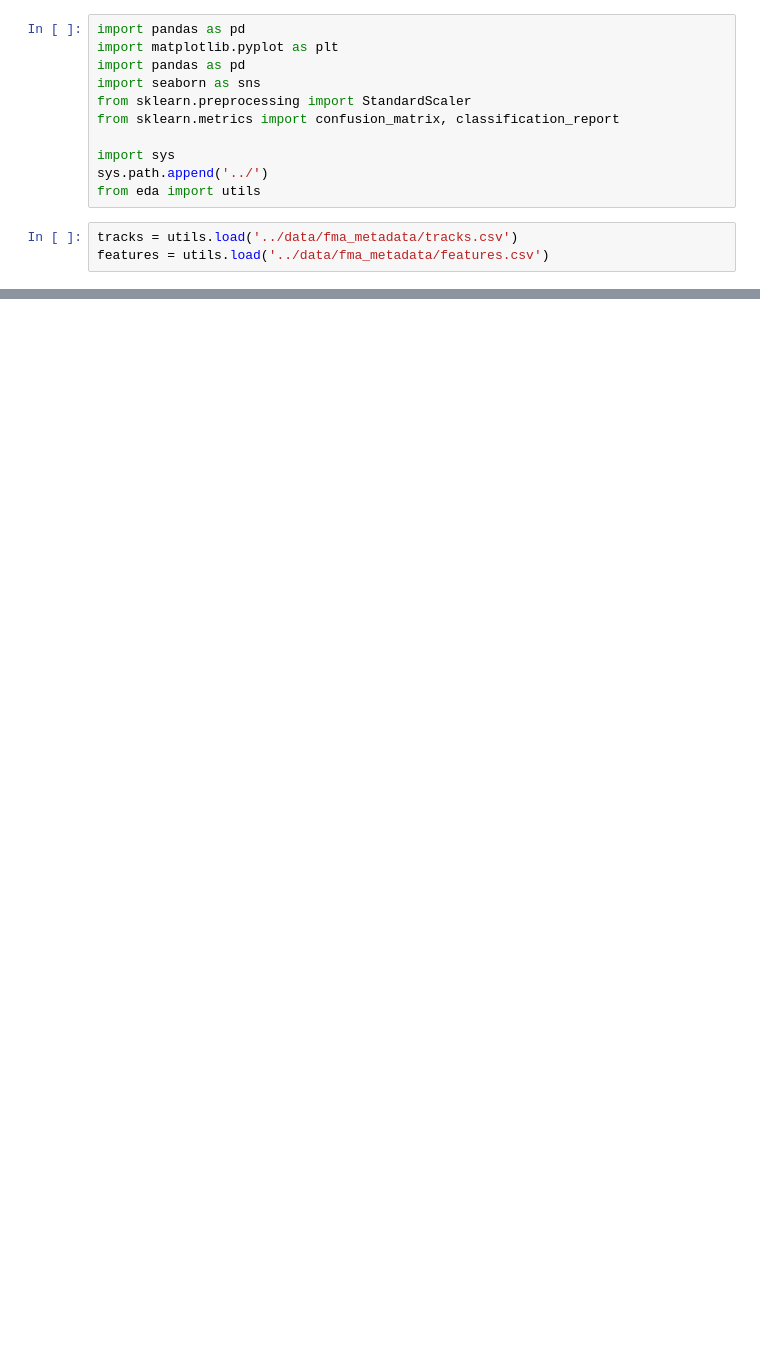
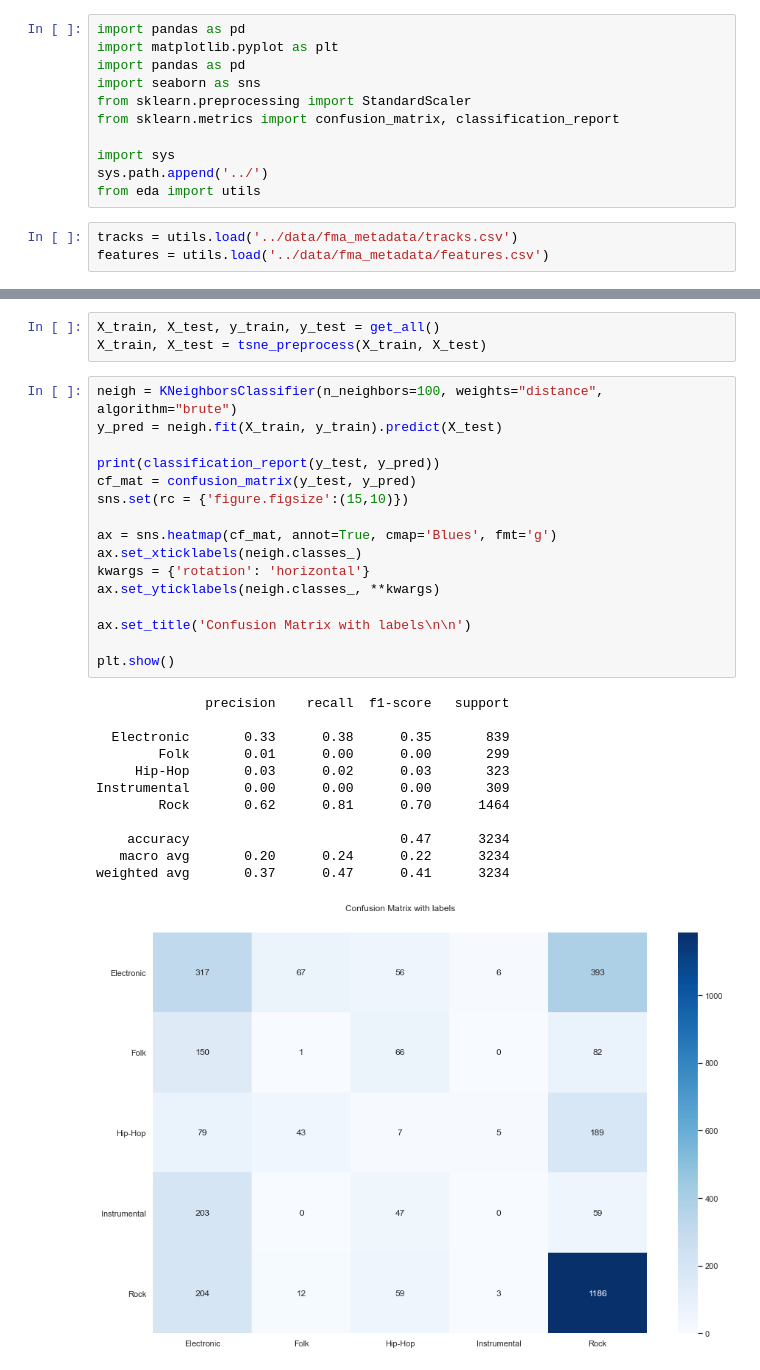
Before and after one commit to royyi/group10-music-classifier, a Jupyter notebook: model/knn small.ipynb, the cells around one changed output, grey strips where cells are left out. Saved outputs shown, nothing was run; the diff lists cells and outputs as text; blank space fills up the shorter version.

```diff
--- a/model/knn small.ipynb
+++ b/model/knn small.ipynb
@@ -114,0 +163,32 @@ International       0.31      0.34      0.33       100
+# %%
+X_train, X_test, y_train, y_test = get_all()
+X_train, X_test = tsne_preprocess(X_train, X_test)
+# %%
+neigh = KNeighborsClassifier(n_neighbors=100, weights="distance", algorithm="brute")
+y_pred = neigh.fit(X_train, y_train).predict(X_test)
+
+print(classification_report(y_test, y_pred))
+cf_mat = confusion_matrix(y_test, y_pred)
+sns.set(rc = {'figure.figsize':(15,10)})
+
+ax = sns.heatmap(cf_mat, annot=True, cmap='Blues', fmt='g')
+ax.set_xticklabels(neigh.classes_)
+kwargs = {'rotation': 'horizontal'}
+ax.set_yticklabels(neigh.classes_, **kwargs)
+
+ax.set_title('Confusion Matrix with labels\n\n')
+
+plt.show()
+# %% [output]
+              precision    recall  f1-score   support
+
+  Electronic       0.33      0.38      0.35       839
+        Folk       0.01      0.00      0.00       299
+     Hip-Hop       0.03      0.02      0.03       323
+Instrumental       0.00      0.00      0.00       309
+        Rock       0.62      0.81      0.70      1464
+
+    accuracy                           0.47      3234
+   macro avg       0.20      0.24      0.22      3234
+weighted avg       0.37      0.47      0.41      3234
+[figure, added]
```
Also changed, not shown: parts of 10 cells of this notebook.
